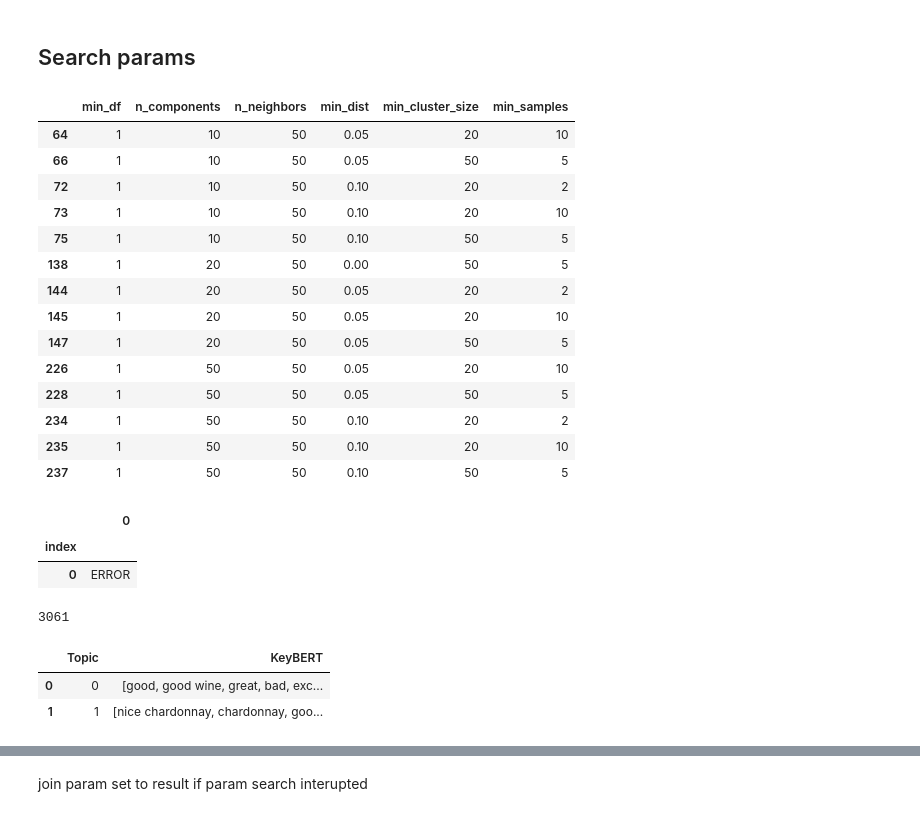
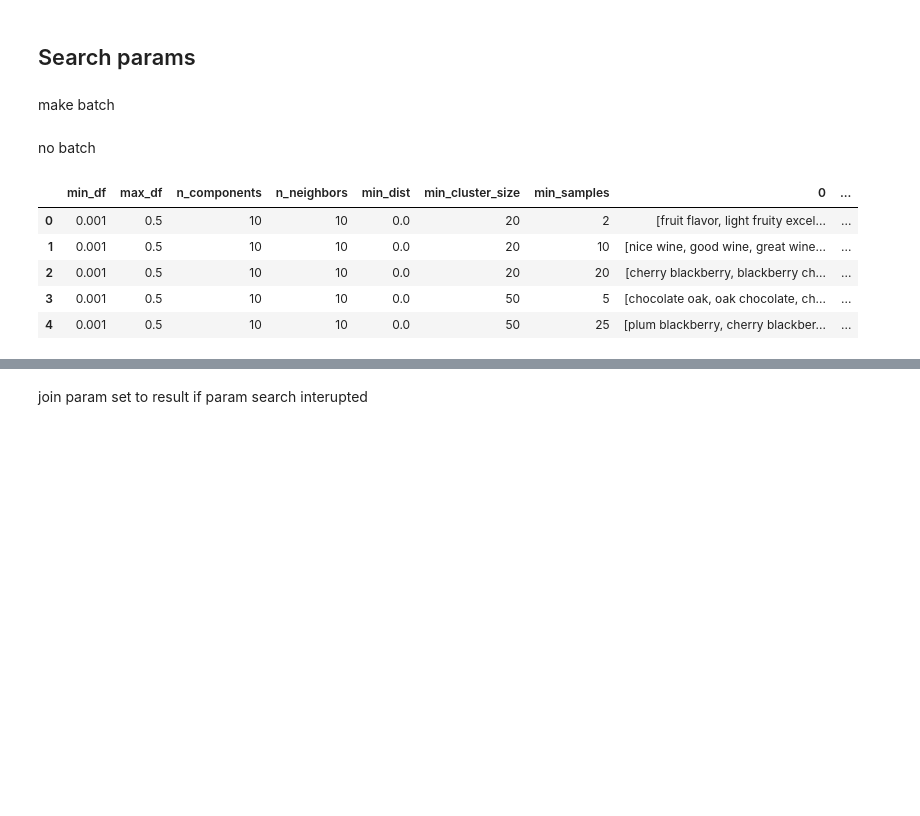
Before and after one commit to lbk209/topic_modeling, a Jupyter notebook: tm_wine_reviews_params.ipynb, the cells around one changed output, grey strips where cells are left out. Saved outputs shown, nothing was run; the diff lists cells and outputs as text; code cells hidden in the pictures; blank space fills up the shorter version.

```diff
--- a/tm_wine_reviews_params.ipynb
+++ b/tm_wine_reviews_params.ipynb
@@ -453,7 +453,8 @@ from bertopic import BERTopic
 
 def bertopic_param_search(docs,
                    ### hyperparams
-                   min_df=1, # CountVectorizer
+                   min_df=0.001, # CountVectorizer
+                   max_df=1.0,
                    n_components=15,
                    n_neighbors=10,
                    min_dist=0.1, # UMAP
@@ -472,7 +473,8 @@ def bertopic_param_search(docs,
                    ):
 
     #-- sub-models
-    vectorizer_model = CountVectorizer(stop_words="english", ngram_range=ngram_range, min_df=min_df)
+    vectorizer_model = CountVectorizer(stop_words="english", ngram_range=ngram_range,
+                                       min_df=min_df, max_df=max_df)
 
     umap_model = UMAP(
         n_components=n_components,
@@ -635,3 +636,5 @@ params_base.update({
 })
 # %% [markdown]
 ## Search params
+# %% [markdown]
+make batch
@@ -637,0 +650,2 @@ params_base.update({
+# %% [markdown]
+no batch
@@ -638,46 +655,29 @@ params_base.update({
 # %%
 df_result = pd.DataFrame()
 
-total = len(df_params)
+total = len(df_params_b)
 
-for rec in tqdm(df_params.iloc[:total].itertuples(), total=total):
+for rec in tqdm(df_params_b.iloc[:total].itertuples(), total=total):
     idx = rec[0]
     kwargs = rec._asdict()
     kwargs.pop('Index', None)
     kwargs.update(params_base)
 
     df = bertopic_param_search(docs, **kwargs)
 
     if df is None:
         df = pd.DataFrame({0: ['ERROR']}).rename_axis('index')
         break # testing
     else:
         df = get_topics(df, idx)
     df_result = pd.concat([df_result, df])
 
-#df_result = df_params.join(df_result)
-#df_result.head(5)
+df_result = df_params_b.join(df_result)
+df_result.head(5)
+# %% [output]
+|  | min_df | max_df | n_components | n_neighbors | min_dist | min_cluster_size | min_samples | 0 | ... |
+| 0 | 0.001 | 0.5 | 10 | 10 | 0.0 | 20 | 2 | [fruit flavor, light fruity excel... | ... |
+| 1 | 0.001 | 0.5 | 10 | 10 | 0.0 | 20 | 10 | [nice wine, good wine, great wine... | ... |
+| 2 | 0.001 | 0.5 | 10 | 10 | 0.0 | 20 | 20 | [cherry blackberry, blackberry ch... | ... |
+| 3 | 0.001 | 0.5 | 10 | 10 | 0.0 | 50 | 5 | [chocolate oak, oak chocolate, ch... | ... |
+| 4 | 0.001 | 0.5 | 10 | 10 | 0.0 | 50 | 25 | [plum blackberry, cherry blackber... | ... |
-# %%
-df_params.loc[df_result.index]
-# %% [output]
-|  | min_df | n_components | n_neighbors | min_dist | min_cluster_size | min_samples |
-| 64 | 1 | 10 | 50 | 0.05 | 20 | 10 |
-| 66 | 1 | 10 | 50 | 0.05 | 50 | 5 |
-| 72 | 1 | 10 | 50 | 0.10 | 20 | 2 |
-| 73 | 1 | 10 | 50 | 0.10 | 20 | 10 |
-| 75 | 1 | 10 | 50 | 0.10 | 50 | 5 |
-| 138 | 1 | 20 | 50 | 0.00 | 50 | 5 |
-| 144 | 1 | 20 | 50 | 0.05 | 20 | 2 |
-| 145 | 1 | 20 | 50 | 0.05 | 20 | 10 |
-| 147 | 1 | 20 | 50 | 0.05 | 50 | 5 |
-| 226 | 1 | 50 | 50 | 0.05 | 20 | 10 |
-| 228 | 1 | 50 | 50 | 0.05 | 50 | 5 |
-| 234 | 1 | 50 | 50 | 0.10 | 20 | 2 |
-| 235 | 1 | 50 | 50 | 0.10 | 20 | 10 |
-| 237 | 1 | 50 | 50 | 0.10 | 50 | 5 |
-# %%
-df
-# %% [output]
-|  | 0 |
-| index |  |
-| 0 | ERROR |
@@ -756,4 +683,0 @@ df = bertopic_param_search(docs, **kwargs)
-# %%
-len(docs)
-# %% [output]
-3061
@@ -767,11 +683,0 @@ def get_topics(df, index, num_topics=10, cols = ['Topic', 'KeyBERT']):
-# %%
-#idx
-
-num_topics=10
-cols = ['Topic', 'KeyBERT']
-i = df.loc[df.Topic==0].index[0]
-df.iloc[i:num_topics+i].loc[:, cols]
-# %% [output]
-|  | Topic | KeyBERT |
-| 0 | 0 | [good, good wine, great, bad, exc... |
-| 1 | 1 | [nice chardonnay, chardonnay, goo... |
```
Also changed, not shown: parts of 19 cells of this notebook.
